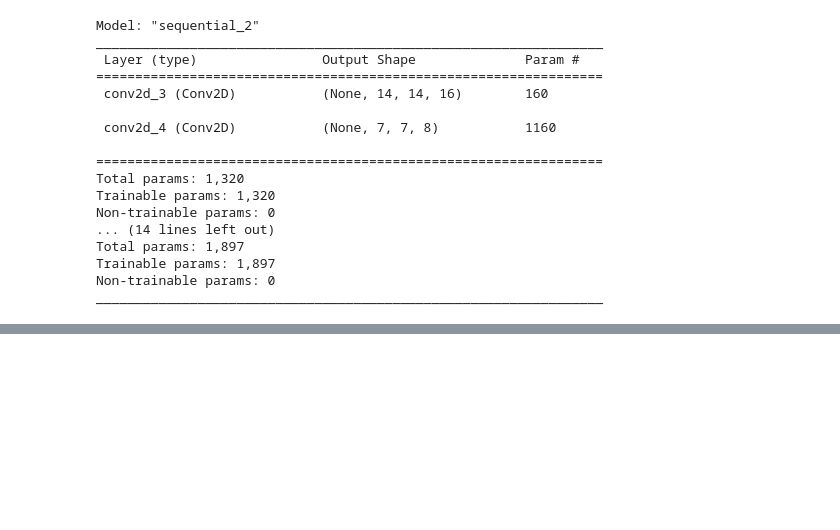
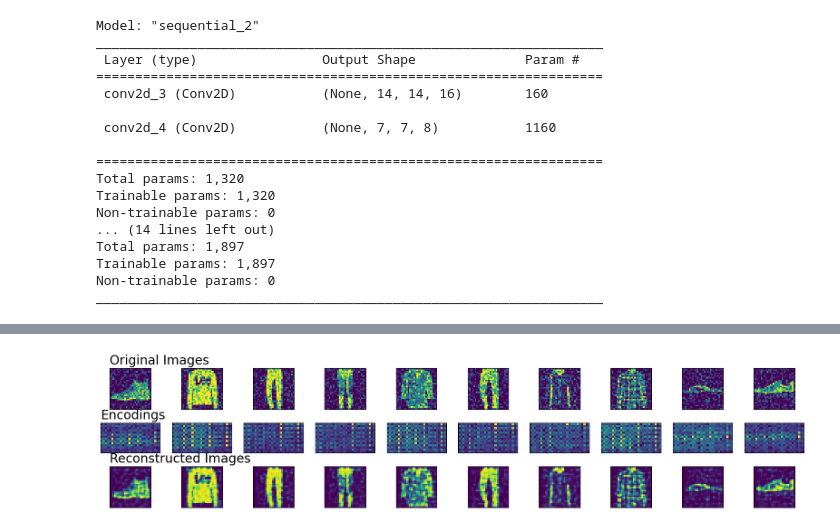
Before and after one commit to Ahmed-Rushdi/GAN_refresher, a Jupyter notebook: ae_refresher.ipynb, the cells around one changed output, grey strips where cells are left out. Cells and saved outputs as stored; diff of their text form; code cells hidden in the pictures; blank space fills up the shorter version.

```diff
--- a/ae_refresher.ipynb
+++ b/ae_refresher.ipynb
@@ -212,0 +215,23 @@ model2.evaluate(x_test, x_test)
+# %%
+def noisify(image, noise_type, noise_factor=0.2):
+    implemented_noise = {"static", "b&p"}
+    if noise_type not in implemented_noise:
+        raise ValueError("results: noise_type must be one of %r." % valid)
+    if noise_type == "static":
+        noisy_image = image + noise_factor * np.random.normal(
+            loc=0.0, scale=1.0, size=image.shape
+        )
+        return np.clip(noisy_image, 0.0, 1.0)
+    elif noise_type == "b&p":
+        noisy_image = image.copy()
+        rdn = np.random.random(size=noisy_image.shape)
+        apply_noise = rdn < noise_factor
+        noisy_image[apply_noise] = 1 - noisy_image[apply_noise]
+        return noisy_image
+# %%
+plot_reconstructed_images_and_encodings(
+    noisified_x_test := noisify(x_test[:10], "static"),
+    tf.reshape(model1.encode(noisified_x_test[:10]), (10, 14, -1)),
+    model1.predict(noisified_x_test[:10]),
+)
+# %% [output]
@@ -212,0 +239 @@ model2.evaluate(x_test, x_test)
+[figure, added]
```
Also changed, not shown: parts of 11 cells of this notebook.
